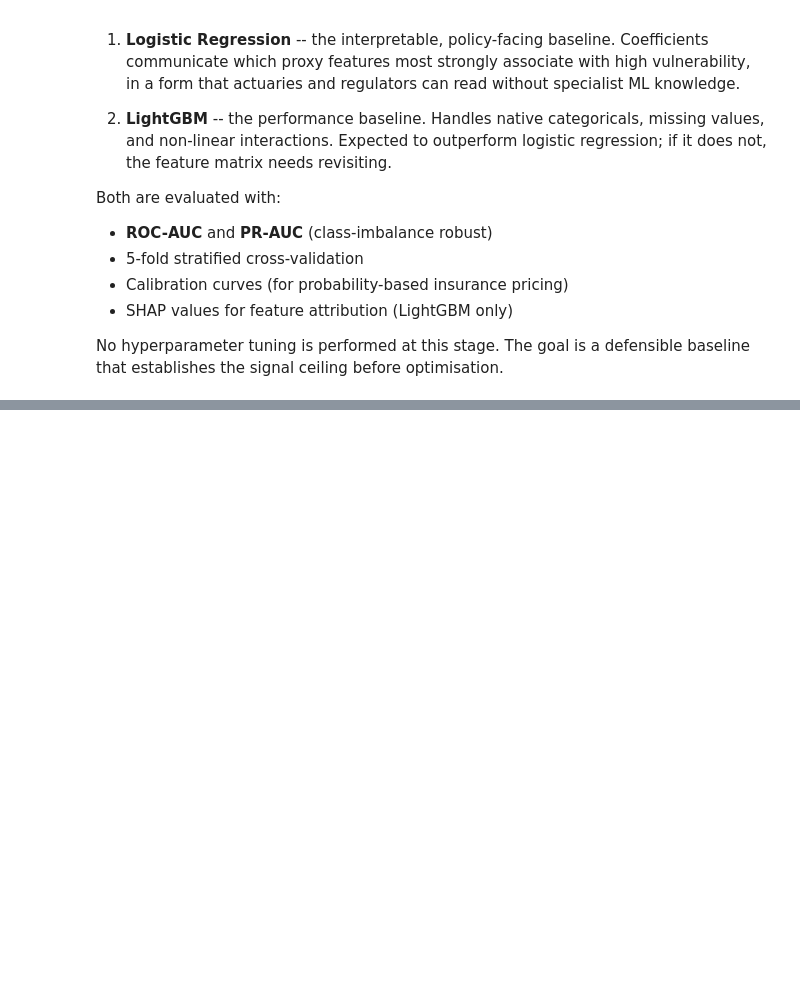
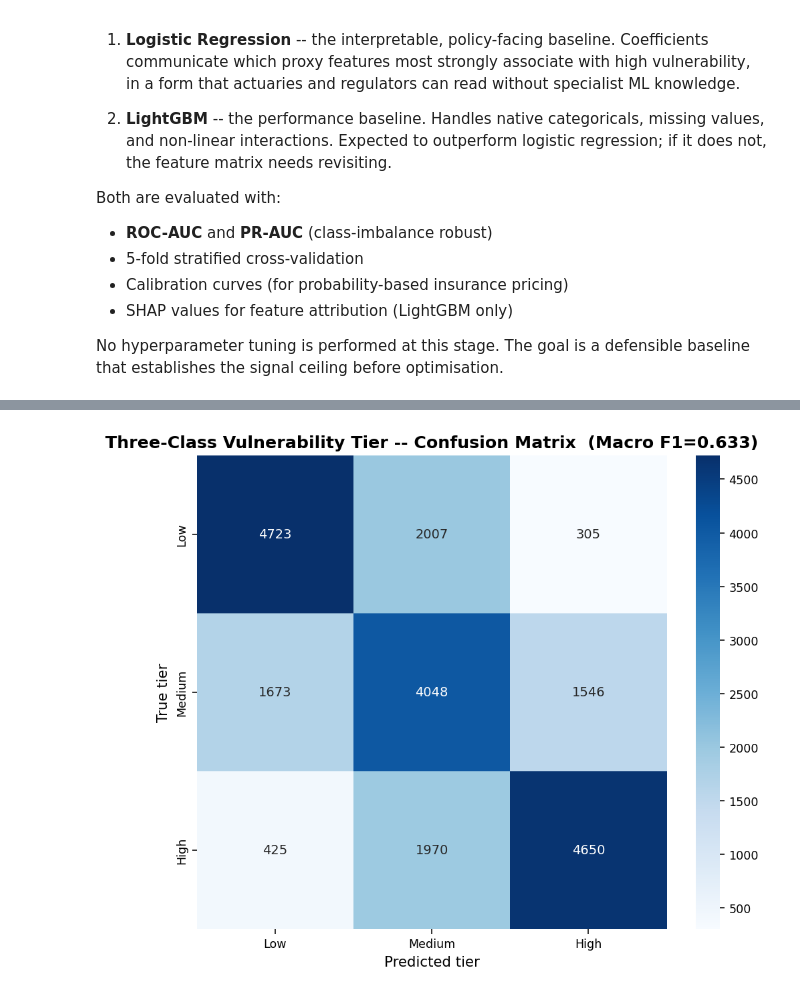
Before and after one commit to VAL-Jerono/KHS_housing_dissertation, a Jupyter notebook: KHS_Master_Notebook_v4.ipynb, the cells around one changed output, grey strips where cells are left out. Drawn from its saved outputs; the diff is of its cells as text; code cells hidden in the pictures; blank space fills up the shorter version.

Commit message:
Improved model.

```diff
--- a/KHS_Master_Notebook_v4.ipynb
+++ b/KHS_Master_Notebook_v4.ipynb
@@ -2282,0 +2575,92 @@ INTERPRETATION:
+# %%
+
+ # -----------------------------------------------------------------------------
+# Three-class vulnerability tier model: low / medium / high.
+# Thresholds: bottom tercile = low, middle = medium, top tercile = high.
+# Adjust TIER_LOW and TIER_HIGH if the research design requires different cuts.
+# -----------------------------------------------------------------------------
+# -- 8.3  Three-class vulnerability tier model --------------------------------
+from sklearn.multiclass import OneVsRestClassifier
+
+# Define tier thresholds from HFVS distribution
+TIER_LOW  = np.percentile(y_continuous, 33)   # bottom third
+TIER_HIGH = np.percentile(y_continuous, 67)   # top third
+
+print(f"Tier thresholds:")
+print(f"  Low    : HFVS <  {TIER_LOW:.3f}")
+print(f"  Medium : {TIER_LOW:.3f} <= HFVS < {TIER_HIGH:.3f}")
+print(f"  High   : HFVS >= {TIER_HIGH:.3f}")
+
+# Build three-class target
+y_3class = np.where(y_continuous < TIER_LOW, 0,
+           np.where(y_continuous < TIER_HIGH, 1, 2))
+tier_labels = ['Low', 'Medium', 'High']
+
+print(f"\n  Class distribution:")
+for i, label in enumerate(tier_labels):
+    n = (y_3class == i).sum()
+    print(f"    {label:<8}: {n:>6,} ({n/len(y_3class)*100:.1f}%)")
+
+# LightGBM multiclass (spatial CV)
+lgb_3class_params = {
+    **lgb_params,
+    'objective'   : 'multiclass',
+    'num_class'   : 3,
+    'metric'      : 'multi_logloss',
+    'scale_pos_weight': 1,    # not used for multiclass; remove imbalance param
+}
+lgb_3class_params.pop('scale_pos_weight', None)
+
+proba_3class_oof = np.zeros((len(X), 3))
+fold_3class_f1   = []
+
+for fold, (train_idx, val_idx) in enumerate(sgkf.split(X, y_3class, groups=groups)):
+    X_tr, X_val = X.iloc[train_idx], X.iloc[val_idx]
+    y_tr3, y_val3 = y_3class[train_idx], y_3class[val_idx]
+
+    model3 = lgb.LGBMClassifier(**lgb_3class_params)
+    model3.fit(
+        X_tr, y_tr3,
+        eval_set=[(X_val, y_val3)],
+        callbacks=[lgb.early_stopping(50, verbose=False), lgb.log_evaluation(0)]
+    )
+    proba3 = model3.predict_proba(X_val)
+    proba_3class_oof[val_idx] = proba3
+    pred3  = proba3.argmax(axis=1)
+    f1_3   = f1_score(y_val3, pred3, average='macro')
+    fold_3class_f1.append(f1_3)
+    print(f"  Fold {fold+1}: macro F1 = {f1_3:.4f}")
+
+pred_3class = proba_3class_oof.argmax(axis=1)
+overall_f1_3 = f1_score(y_3class, pred_3class, average='macro')
+
+print("\n" + "=" * 60)
+print("THREE-CLASS MODEL  (Spatial CV)")
+print("=" * 60)
+print(f"  Macro F1  : {overall_f1_3:.4f}  (±{np.std(fold_3class_f1):.4f})")
+print(f"\n{classification_report(y_3class, pred_3class, target_names=tier_labels)}")
+
+# Confusion matrix
+cm3 = confusion_matrix(y_3class, pred_3class)
+fig, ax = plt.subplots(figsize=(7, 6))
+sns.heatmap(cm3, annot=True, fmt='d', cmap='Blues',
+            xticklabels=tier_labels, yticklabels=tier_labels, ax=ax)
+ax.set_xlabel('Predicted tier'); ax.set_ylabel('True tier')
+ax.set_title(f'Three-Class Vulnerability Tier -- Confusion Matrix  (Macro F1={overall_f1_3:.3f})')
+plt.tight_layout()
+plt.savefig(FIGS / 'p8_3class_confusion.png', dpi=150, bbox_inches='tight')
+plt.show()
+
+# Save three-class predictions
+fe['tier_pred']  = pred_3class
+fe['tier_true']  = y_3class
+fe['tier_label'] = pd.Categorical(
+    [tier_labels[t] for t in pred_3class], categories=tier_labels, ordered=True
+)
+
+# Fit final model on full data and save
+model3_final = lgb.LGBMClassifier(**lgb_3class_params)
+model3_final.fit(X, y_3class)
+joblib.dump(model3_final, MODS / f'lgb_3class_{VERSION}.pkl')
+print(f"✓ Three-class model saved: lgb_3class_{VERSION}.pkl")
+# %% [output]
@@ -2282,0 +2684 @@ INTERPRETATION:
+[figure, added]
```
Also changed, not shown: parts of 23 cells of this notebook.
